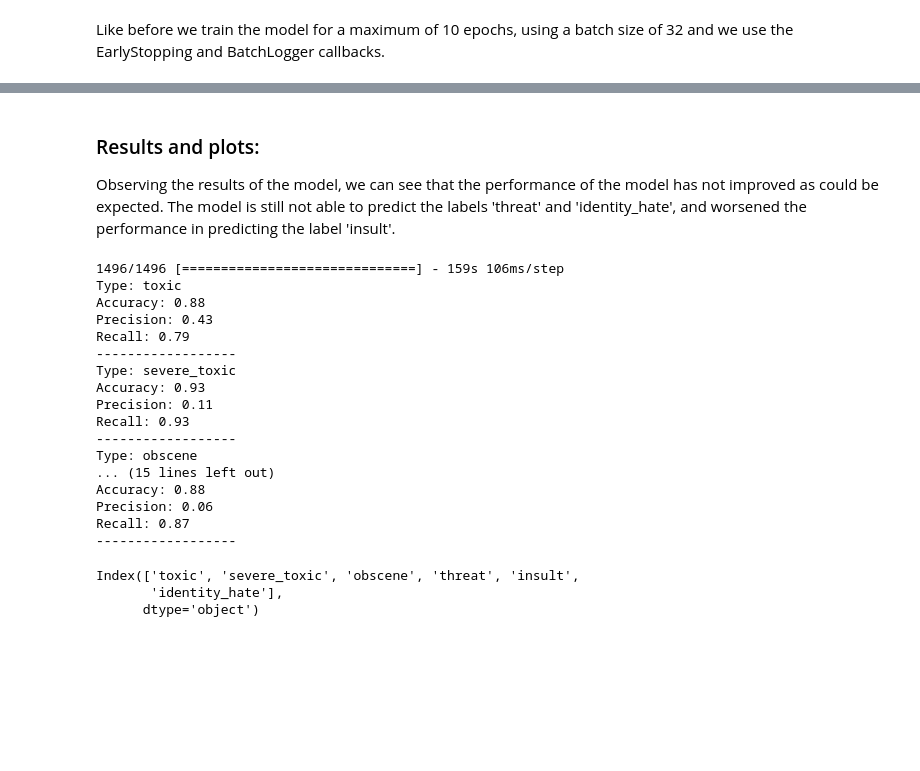
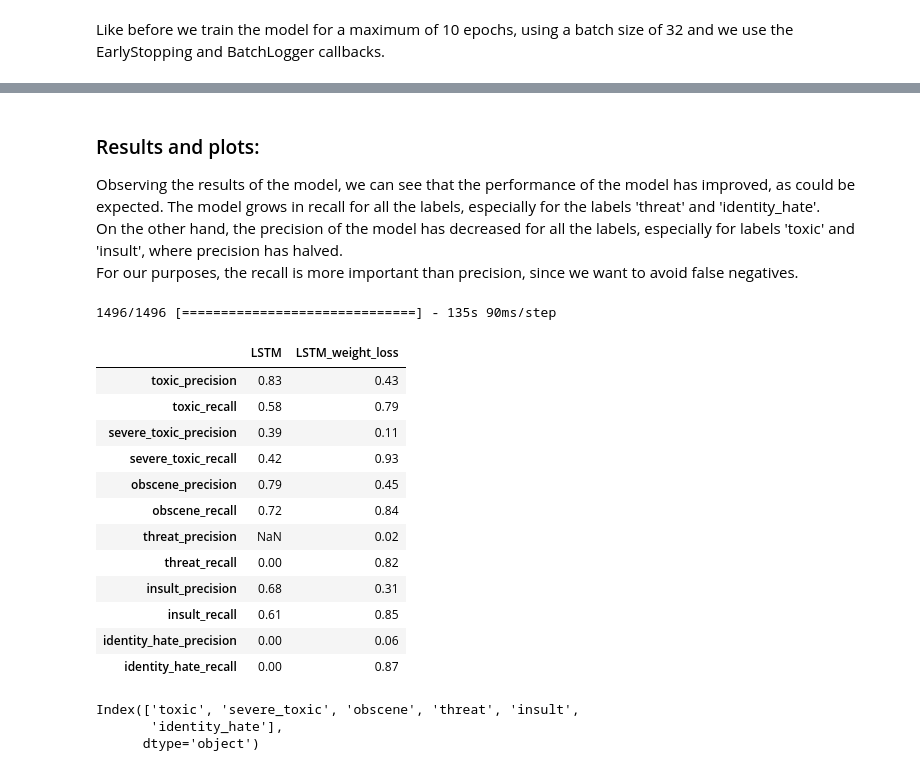
Before and after one commit to EnricoMiche1210760/toxic_comments_filter, a Jupyter notebook: src/progetto_toxic_comments_filter.ipynb, the cells around one changed output, grey strips where cells are left out. Drawn from its saved outputs; the diff is of its cells as text; code cells hidden in the pictures; blank space fills up the shorter version.

```diff
--- a/src/progetto_toxic_comments_filter.ipynb
+++ b/src/progetto_toxic_comments_filter.ipynb
@@ -580,27 +583,27 @@ Stop training at epoch: 5
 # %% [markdown]
 ### Results and plots:
-Observing the results of the model, we can see that the performance of the model has not improved as could be expected. The model is still not able to predict the labels 'threat' and 'identity_hate', and worsened the performance in predicting the label 'insult'.<br>
+Observing the results of the model, we can see that the performance of the model has improved, as could be expected. The model grows in recall for all the labels, especially for the labels 'threat' and 'identity_hate'.<br> On the other hand, the precision of the model has decreased for all the labels, especially for labels 'toxic' and 'insult', where precision has halved.<br> For our purposes, the recall is more important than precision, since we want to avoid false negatives.
 # %%
 y_pred = convert_probability_to_value(lstm_weight.predict(X_test))
-show_accuracy_precision_recall(injurious.columns, y_test, y_pred)
+measures_dict = show_accuracy_precision_recall(measures_dict, "LSTM_weight_loss", injurious.columns, y_test, y_pred)
 # %% [output]
-1496/1496 [==============================] - 159s 106ms/step
-Type: toxic
-Accuracy: 0.88
-Precision: 0.43
-Recall: 0.79
-------------------
-Type: severe_toxic
-Accuracy: 0.93
-Precision: 0.11
-Recall: 0.93
-------------------
-Type: obscene
-... (15 lines left out)
-Accuracy: 0.88
-Precision: 0.06
-Recall: 0.87
-------------------
+1496/1496 [==============================] - 135s 90ms/step
+# %%
+pd.DataFrame(measures_dict)
+# %% [output]
+|  | LSTM | LSTM_weight_loss |
+| toxic_precision | 0.83 | 0.43 |
+| toxic_recall | 0.58 | 0.79 |
+| severe_toxic_precision | 0.39 | 0.11 |
+| severe_toxic_recall | 0.42 | 0.93 |
+| obscene_precision | 0.79 | 0.45 |
+| obscene_recall | 0.72 | 0.84 |
+| threat_precision | NaN | 0.02 |
+| threat_recall | 0.00 | 0.82 |
+| insult_precision | 0.68 | 0.31 |
+| insult_recall | 0.61 | 0.85 |
+| identity_hate_precision | 0.00 | 0.06 |
+| identity_hate_recall | 0.00 | 0.87 |
 # %%
 pl.print_confusion_matrix(y_test, y_pred, injurious.columns)
 # %% [output]
```
Also changed, not shown: parts of 33 cells of this notebook.
